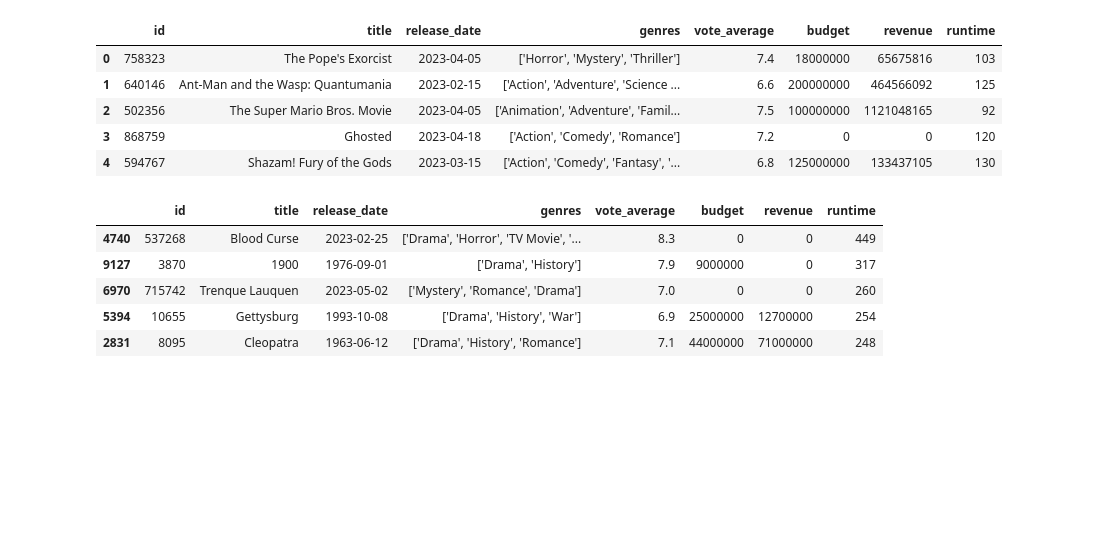
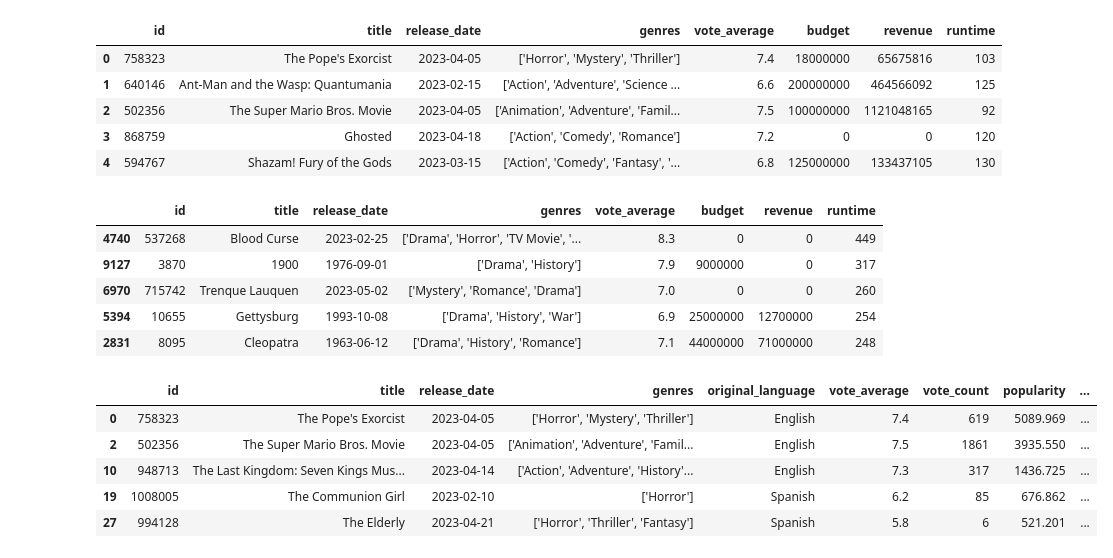
Before and after one commit to Exion007/Colab, a Jupyter notebook: pandas_intro.ipynb, the cells around one changed output. Saved outputs shown, nothing was run; the diff lists cells and outputs as text; code cells hidden in the pictures; blank space fills up the shorter version.

```diff
--- a/pandas_intro.ipynb
+++ b/pandas_intro.ipynb
@@ -247,3 +247,15 @@ newdf.head()
 | 6970 | 715742 | Trenque Lauquen | 2023-05-02 | ['Mystery', 'Romance', 'Drama'] | 7.0 | 0 | 0 | 260 |
 | 5394 | 10655 | Gettysburg | 1993-10-08 | ['Drama', 'History', 'War'] | 6.9 | 25000000 | 12700000 | 254 |
 | 2831 | 8095 | Cleopatra | 1963-06-12 | ['Drama', 'History', 'Romance'] | 7.1 | 44000000 | 71000000 | 248 |
+# %%
+# Queries using Pandas
+
+df.query("vote_average > 8.5 and runtime > 130")
+df.query('title.str.startswith("The")').head()
+# %% [output]
+|  | id | title | release_date | genres | original_language | vote_average | vote_count | popularity | ... |
+| 0 | 758323 | The Pope's Exorcist | 2023-04-05 | ['Horror', 'Mystery', 'Thriller'] | English | 7.4 | 619 | 5089.969 | ... |
+| 2 | 502356 | The Super Mario Bros. Movie | 2023-04-05 | ['Animation', 'Adventure', 'Famil... | English | 7.5 | 1861 | 3935.550 | ... |
+| 10 | 948713 | The Last Kingdom: Seven Kings Mus... | 2023-04-14 | ['Action', 'Adventure', 'History'... | English | 7.3 | 317 | 1436.725 | ... |
+| 19 | 1008005 | The Communion Girl | 2023-02-10 | ['Horror'] | Spanish | 6.2 | 85 | 676.862 | ... |
+| 27 | 994128 | The Elderly | 2023-04-21 | ['Horror', 'Thriller', 'Fantasy'] | Spanish | 5.8 | 6 | 521.201 | ... |
```
Also changed, not shown: parts of 7 cells of this notebook.
